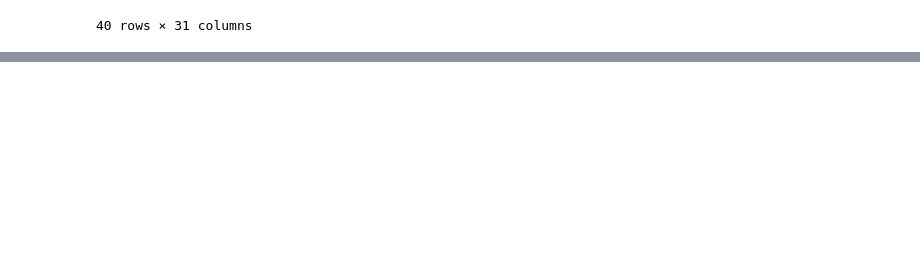
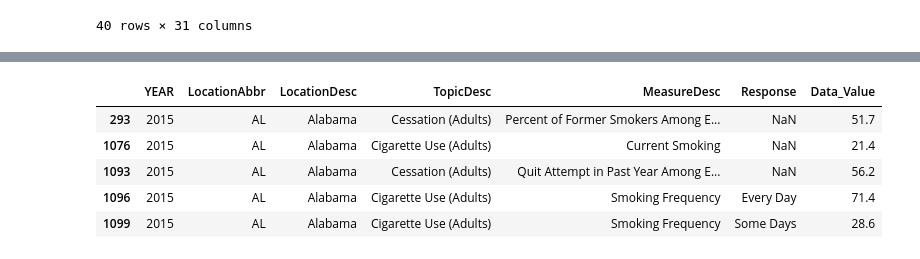
Before and after one commit to risarora/US_Lung_Cancer_Analysis, a Jupyter notebook: Script to Read all data and join it .ipynb, the cells around one changed output, grey strips where cells are left out. Drawn from its saved outputs; the diff is of its cells as text; code cells hidden in the pictures; blank space fills up the shorter version.

```diff
--- a/Script to Read all data and join it .ipynb
+++ b/Script to Read all data and join it .ipynb
@@ -239,0 +307,9 @@ TobacoUsage_pd_Yearonly[(TobacoUsage_pd_Yearonly['LocationAbbr']=='AL' ) & (Toba
+# %%
+TobacoSuperGroups.head()
+# %% [output]
+|  | YEAR | LocationAbbr | LocationDesc | TopicDesc | MeasureDesc | Response | Data_Value |
+| 293 | 2015 | AL | Alabama | Cessation (Adults) | Percent of Former Smokers Among E... | NaN | 51.7 |
+| 1076 | 2015 | AL | Alabama | Cigarette Use (Adults) | Current Smoking | NaN | 21.4 |
+| 1093 | 2015 | AL | Alabama | Cessation (Adults) | Quit Attempt in Past Year Among E... | NaN | 56.2 |
+| 1096 | 2015 | AL | Alabama | Cigarette Use (Adults) | Smoking Frequency | Every Day | 71.4 |
+| 1099 | 2015 | AL | Alabama | Cigarette Use (Adults) | Smoking Frequency | Some Days | 28.6 |
```
Also changed, not shown: parts of 19 cells of this notebook, 1 other file.
